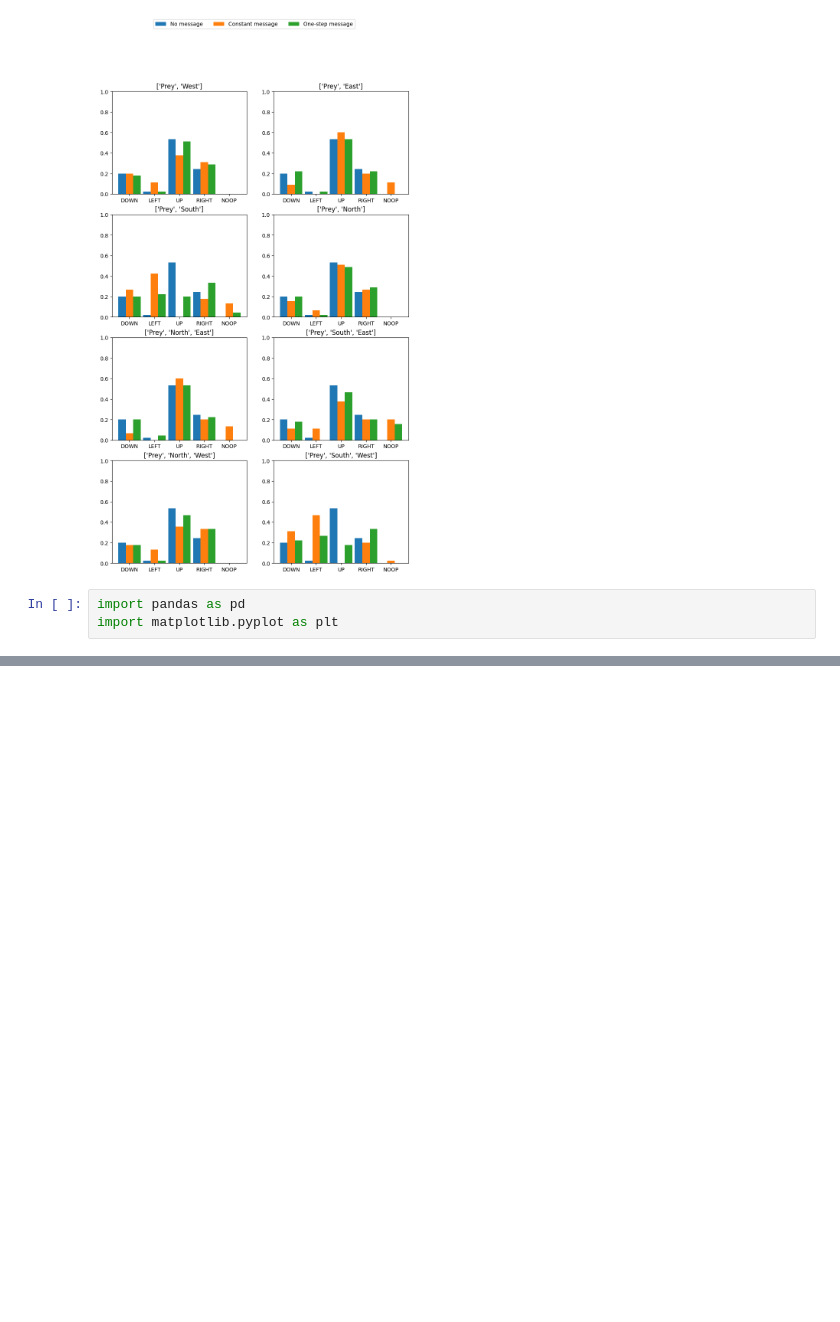
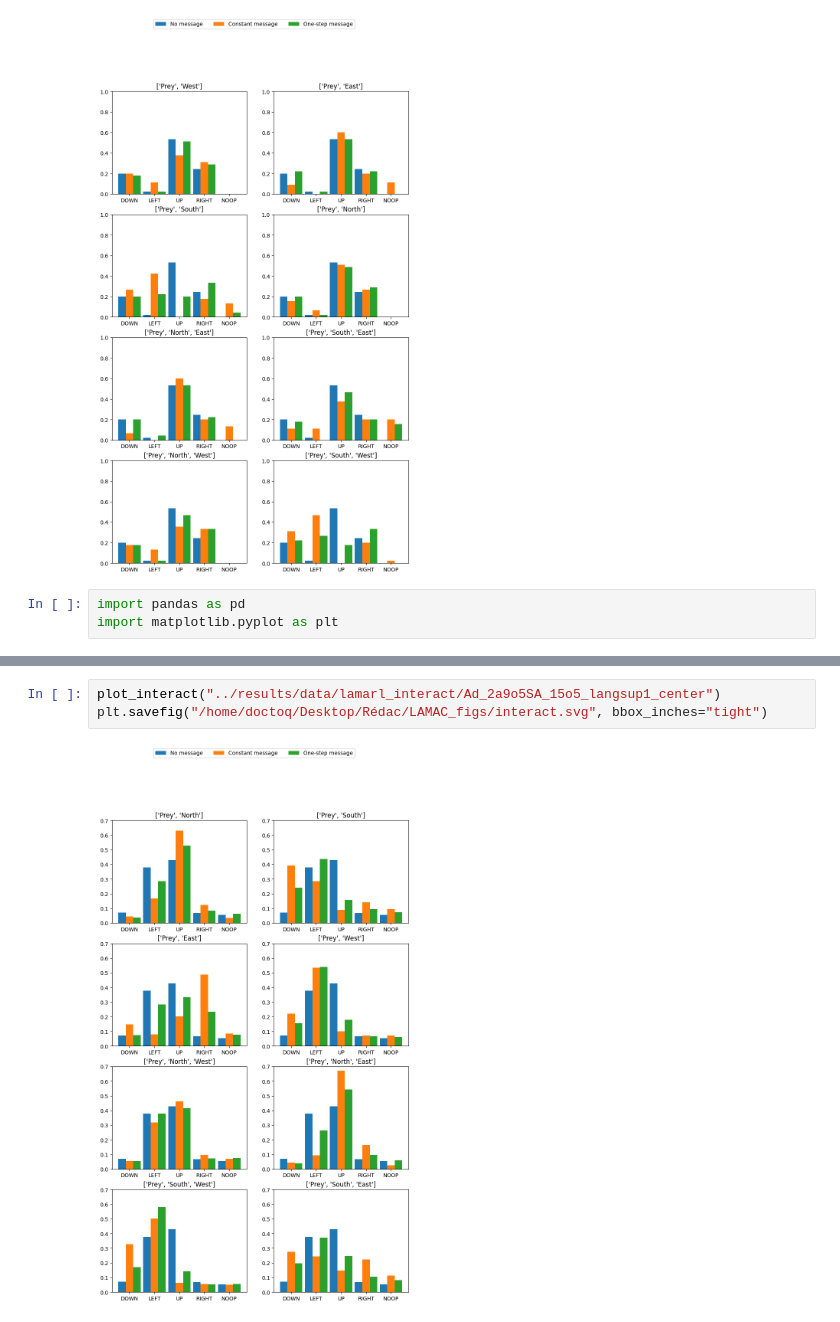
Before and after one commit to Maxtoq/MADRL-PhD-Thesis-Code, a Jupyter notebook: results/LAMARL Eval.ipynb, the cells around one changed output, grey strips where cells are left out. Drawn from its saved outputs; the diff is of its cells as text; blank space fills up the shorter version.

```diff
--- a/results/LAMARL Eval.ipynb
+++ b/results/LAMARL Eval.ipynb
@@ -389,0 +390,5 @@ plot_interact("../results/data/lamarl_interact/2a6-9o5SA_langsup1_random_5s")
+# %%
+plot_interact("../results/data/lamarl_interact/Ad_2a9o5SA_15o5_langsup1_center")
+plt.savefig("/home/doctoq/Desktop/Rédac/LAMAC_figs/interact.svg", bbox_inches="tight")
+# %% [output]
+[figure, added]
```
Also changed, not shown: parts of 6 cells of this notebook, 3 other files.
